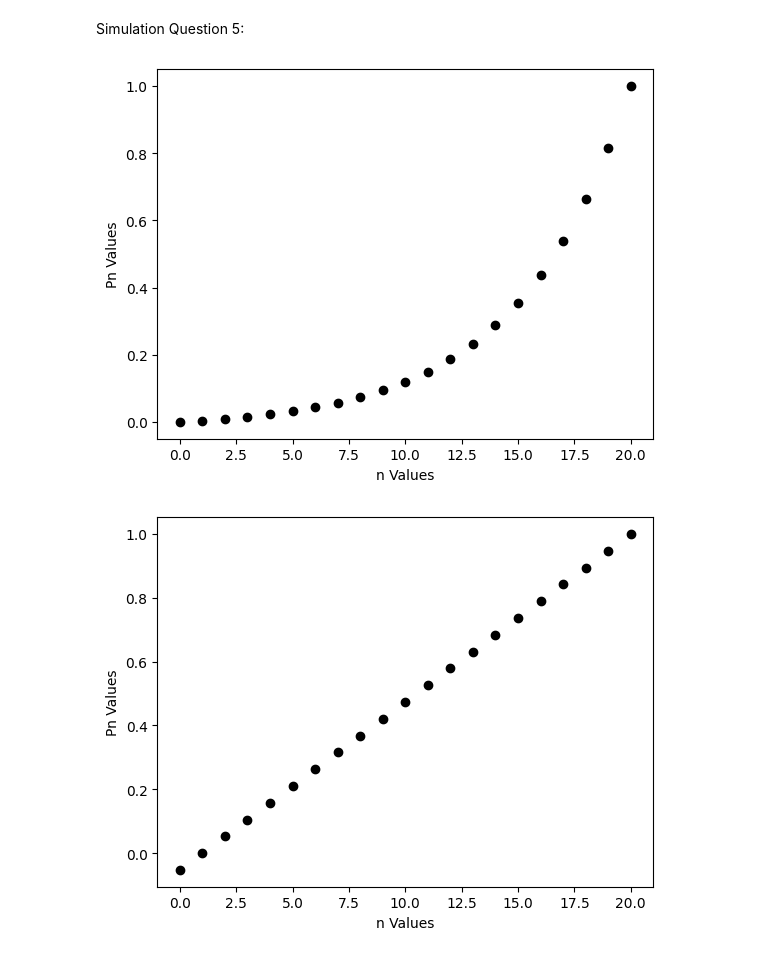
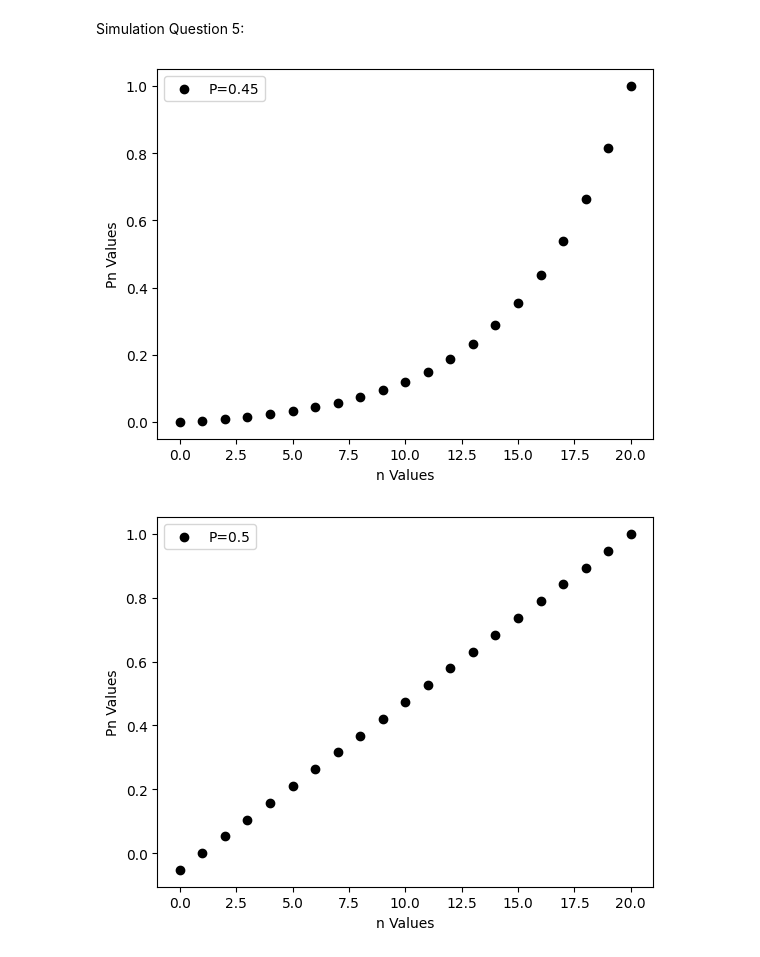
Before and after one commit to salisajjadii/PS-Project, a Jupyter notebook: Q5.ipynb, the cells around one changed output. Drawn from its saved outputs; the diff is of its cells as text; code cells hidden in the pictures.

```diff
--- a/Q5.ipynb
+++ b/Q5.ipynb
@@ -11,21 +11,22 @@ Simulation Question 5:
 # %%
 import numpy as np
 import matplotlib.pyplot as plt
 
 p = 0.45
 q = 1 - p
 n = np.linspace(0, 20, 21)
 Pn = []
 
 for i in range(0, 21):
     Pn.append((((q/p) ** i) - 1) / (((q/p) ** 20) - 1))
 
-plt.scatter(n, Pn, color='black')
+plt.scatter(n, Pn, color='black', label='P=0.45')
 plt.xlabel('n Values')
 plt.ylabel('Pn Values')
+plt.legend()
 plt.show()
 # %% [output]
-[figure, old version]
+[figure, new version]
 # %%
 import numpy as np
 import matplotlib.pyplot as plt
@@ -38,12 +39,13 @@ Pn = []
 for i in range(0, 21):
     Pn.append((i * ((q/p) ** (i-1)) - 1) / (20 * ((q/p) ** 19) - 1))
 
-plt.scatter(n, Pn, color='black')
+plt.scatter(n, Pn, color='black', label='P=0.5')
 plt.xlabel('n Values')
 plt.ylabel('Pn Values')
+plt.legend()
 plt.show()
 # %% [output]
-[figure, old version]
+[figure, new version]
 # %%
 import numpy as np
 import matplotlib.pyplot as plt
```
Also changed, not shown: parts of 1 cell of this notebook, 3 other files.
